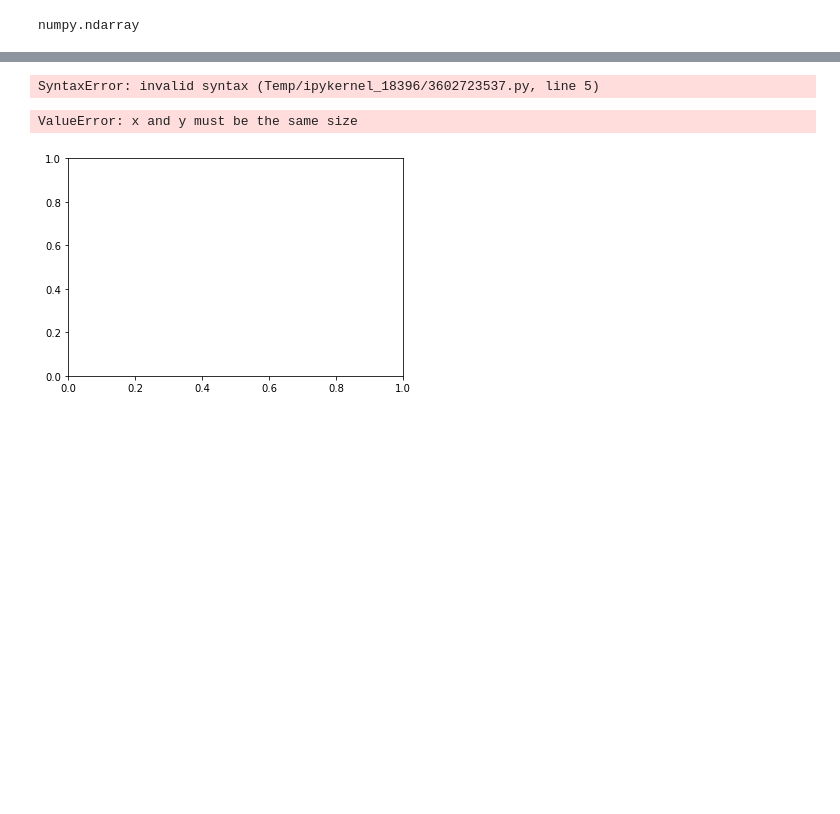
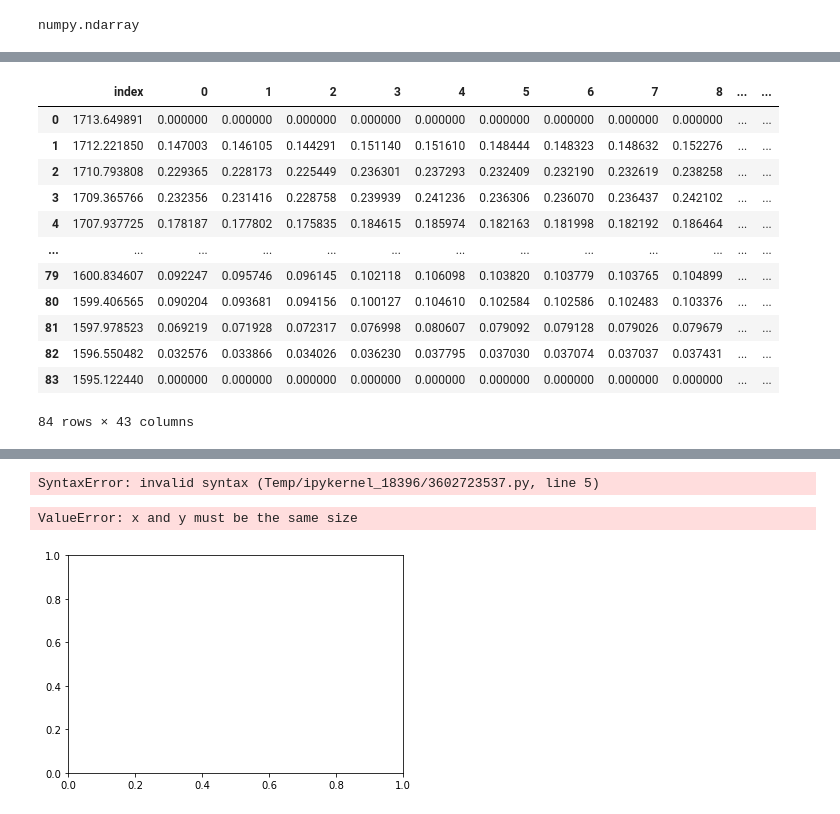
Before and after one commit to jroshk/FTIR_Mapping, a Jupyter notebook: scripts/Using_opusFCfor2dimages.ipynb, the cells around one changed output, grey strips where cells are left out. Cells and saved outputs as stored; diff of their text form; code cells hidden in the pictures; blank space fills up the shorter version.

```diff
--- a/scripts/Using_opusFCfor2dimages.ipynb
+++ b/scripts/Using_opusFCfor2dimages.ipynb
@@ -150,0 +159,22 @@ complete_df
+# %%
+#Maybe it's best to do some math, then to transpose back the matrix and then add on x and y data and remove any issues with the index?
+complete_transposed_wavenumberfirstcolumn_df = complete_df.transpose().iloc[4:]
+complete_transposed_wavenumberfirstcolumn_df = complete_transposed_wavenumberfirstcolumn_df.reset_index()
+#complete_transposed_wavenumberfirstcolumn_df.head(4)
+#len(complete_transposed_wavenumberfirstcolumn_df.transpose())
+#list_of_columns = [1:]
+sd_baseline_correction(complete_transposed_wavenumberfirstcolumn_df, cols = list(range(len(complete_df))),flip=False, method='rubberband', bounds=(1715, 1595),freq='Index')
+# %% [output]
+|  | index | 0 | 1 | 2 | 3 | 4 | 5 | 6 | 7 | 8 | ... | ... |
+| 0 | 1713.649891 | 0.000000 | 0.000000 | 0.000000 | 0.000000 | 0.000000 | 0.000000 | 0.000000 | 0.000000 | 0.000000 | ... | ... |
+| 1 | 1712.221850 | 0.147003 | 0.146105 | 0.144291 | 0.151140 | 0.151610 | 0.148444 | 0.148323 | 0.148632 | 0.152276 | ... | ... |
+| 2 | 1710.793808 | 0.229365 | 0.228173 | 0.225449 | 0.236301 | 0.237293 | 0.232409 | 0.232190 | 0.232619 | 0.238258 | ... | ... |
+| 3 | 1709.365766 | 0.232356 | 0.231416 | 0.228758 | 0.239939 | 0.241236 | 0.236306 | 0.236070 | 0.236437 | 0.242102 | ... | ... |
+| 4 | 1707.937725 | 0.178187 | 0.177802 | 0.175835 | 0.184615 | 0.185974 | 0.182163 | 0.181998 | 0.182192 | 0.186464 | ... | ... |
+| ... | ... | ... | ... | ... | ... | ... | ... | ... | ... | ... | ... | ... |
+| 79 | 1600.834607 | 0.092247 | 0.095746 | 0.096145 | 0.102118 | 0.106098 | 0.103820 | 0.103779 | 0.103765 | 0.104899 | ... | ... |
+| 80 | 1599.406565 | 0.090204 | 0.093681 | 0.094156 | 0.100127 | 0.104610 | 0.102584 | 0.102586 | 0.102483 | 0.103376 | ... | ... |
+| 81 | 1597.978523 | 0.069219 | 0.071928 | 0.072317 | 0.076998 | 0.080607 | 0.079092 | 0.079128 | 0.079026 | 0.079679 | ... | ... |
+| 82 | 1596.550482 | 0.032576 | 0.033866 | 0.034026 | 0.036230 | 0.037795 | 0.037030 | 0.037074 | 0.037037 | 0.037431 | ... | ... |
+| 83 | 1595.122440 | 0.000000 | 0.000000 | 0.000000 | 0.000000 | 0.000000 | 0.000000 | 0.000000 | 0.000000 | 0.000000 | ... | ... |
+84 rows × 43 columns
```
Also changed, not shown: parts of 20 cells of this notebook.
